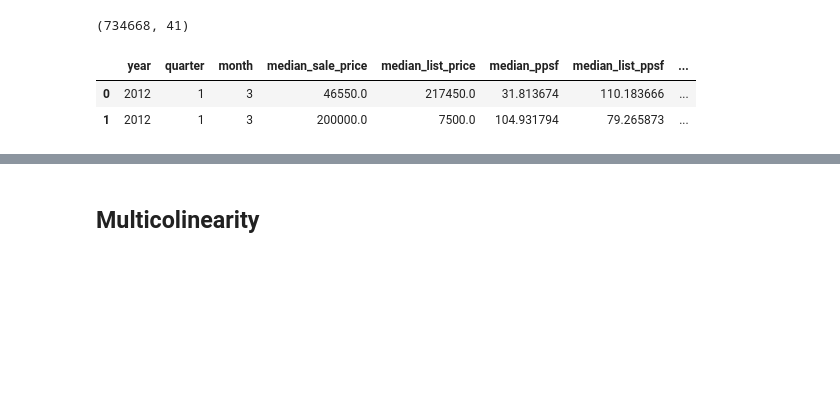
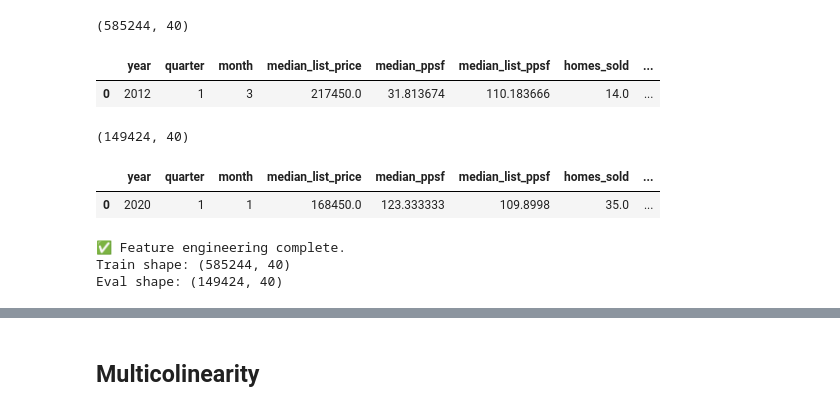
Before and after one commit to sebopapazo/Regression_ML_EndtoEnd, a Jupyter notebook: notebooks/02_feature_eng_encoding.ipynb, the cells around one changed output, grey strips where cells are left out. Saved outputs shown, nothing was run; the diff lists cells and outputs as text; code cells hidden in the pictures; blank space fills up the shorter version.

```diff
--- a/notebooks/02_feature_eng_encoding.ipynb
+++ b/notebooks/02_feature_eng_encoding.ipynb
@@ -1,7 +1,19 @@
 # %%
 import pandas as pd
+from category_encoders import TargetEncoder
 
-df = pd.read_csv('/Users/riadanas/Desktop/housing regression MLE/data/processed/cleaning.csv')
+# ============================
+# 1. Load cleaned datasets
+# ============================
+train_df = pd.read_csv("/Users/riadanas/Desktop/housing regression MLE/data/processed/cleaning_train.csv")
+eval_df = pd.read_csv("/Users/riadanas/Desktop/housing regression MLE/data/processed/cleaning_eval.csv")
 
 pd.set_option('display.max_columns', None)  # Show all columns
 pd.set_option('display.max_rows', None)     # Show all rows
+
+print("Train date range:", train_df["date"].min(), "to", train_df["date"].max())
+print("Eval date range:", eval_df["date"].min(), "to", eval_df["date"].max())
+
+# Ensure datetime
+train_df["date"] = pd.to_datetime(train_df["date"])
+eval_df["date"] = pd.to_datetime(eval_df["date"])
@@ -121,0 +103,18 @@ df.drop(columns=["date", "city_full", "city", "zipcode"], inplace=True)
+# %%
+# ============================
+# 4. Target Encoding (city_full)
+# ============================
+te = TargetEncoder(cols=["city_full"])
+
+train_df["city_encoded"] = te.fit_transform(train_df["city_full"], train_df["price"])
+eval_df["city_encoded"] = te.transform(eval_df["city_full"])  # apply same mapping
+
+print("City encoding example (train):")
+print(train_df[["city_full", "city_encoded"]].head())
+
+'''
+🔍 Nuance:
+
+- On train, we call fit_transform() → this computes the mapping from city → avg price using training targets.
+- On eval, we only call transform() → it applies the train mapping. It never looks at eval’s price column.
+'''
@@ -122,8 +130,15 @@ df.drop(columns=["date", "city_full", "city", "zipcode"], inplace=True)
+# %%
+# ============================
+# 5. Drop unused columns
+# ============================
+# Drop leakage column "median_sale_price"
+drop_cols = ["date", "city_full", "city", "zipcode","median_sale_price"]
+train_df.drop(columns=drop_cols, inplace=True)
+eval_df.drop(columns=drop_cols, inplace=True)
 # %%
-print(df.shape)
-df.head(2)
+print(train_df.shape)
+train_df.head(1)
 # %% [output]
-(734668, 41)
+(585244, 40)
-|  | year | quarter | month | median_sale_price | median_list_price | median_ppsf | median_list_ppsf | ... |
-| 0 | 2012 | 1 | 3 | 46550.0 | 217450.0 | 31.813674 | 110.183666 | ... |
-| 1 | 2012 | 1 | 3 | 200000.0 | 7500.0 | 104.931794 | 79.265873 | ... |
+|  | year | quarter | month | median_list_price | median_ppsf | median_list_ppsf | homes_sold | ... |
+| 0 | 2012 | 1 | 3 | 217450.0 | 31.813674 | 110.183666 | 14.0 | ... |
@@ -131,0 +145,21 @@ df.to_csv('/Users/riadanas/Desktop/housing regression MLE/data/processed/feature
+# %%
+print(eval_df.shape)
+eval_df.head(1)
+# %% [output]
+(149424, 40)
+|  | year | quarter | month | median_list_price | median_ppsf | median_list_ppsf | homes_sold | ... |
+| 0 | 2020 | 1 | 1 | 168450.0 | 123.333333 | 109.8998 | 35.0 | ... |
+# %%
+# ============================
+# 6. Save feature-engineered datasets
+# ============================
+train_df.to_csv("/Users/riadanas/Desktop/housing regression MLE/data/processed/feature_engineered_train.csv", index=False)
+eval_df.to_csv("/Users/riadanas/Desktop/housing regression MLE/data/processed/feature_engineered_eval.csv", index=False)
+
+print("✅ Feature engineering complete.")
+print("Train shape:", train_df.shape)
+print("Eval shape:", eval_df.shape)
+# %% [output]
+✅ Feature engineering complete.
+Train shape: (585244, 40)
+Eval shape: (149424, 40)
```
Also changed, not shown: parts of 29 cells of this notebook, 7 other files.
